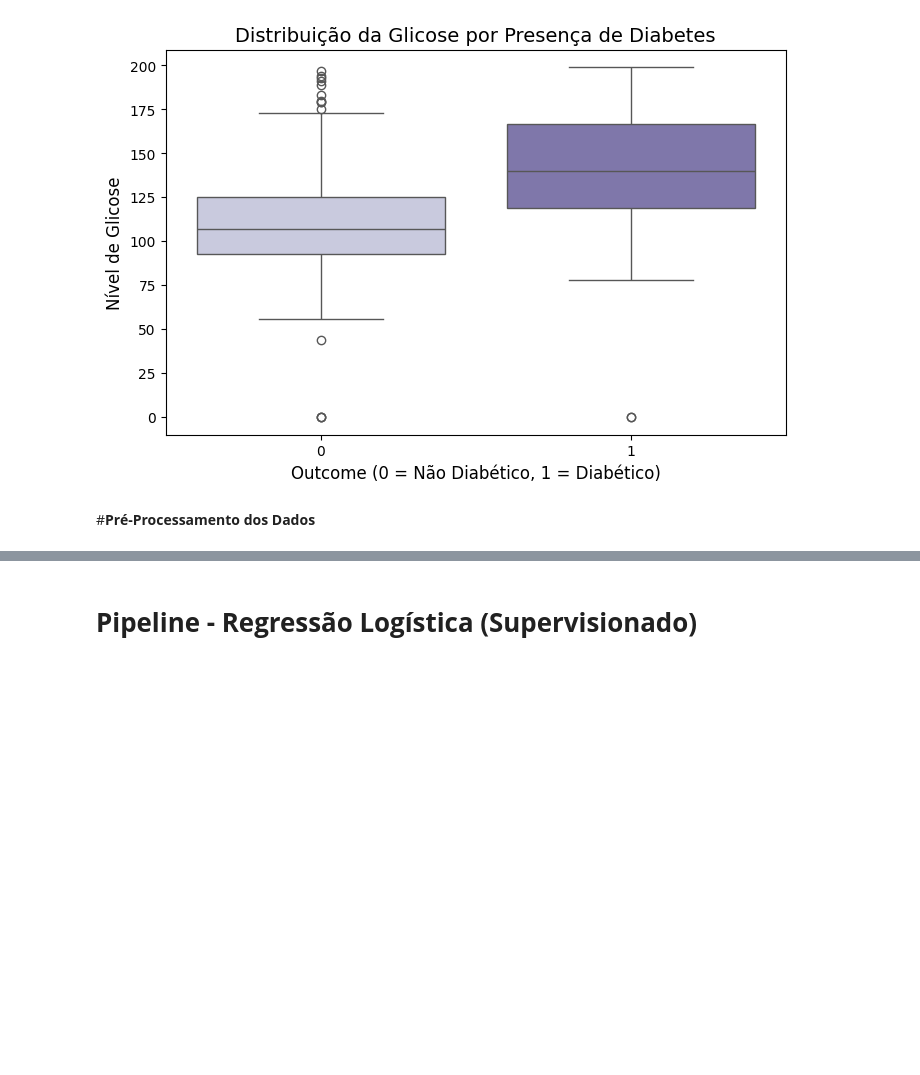
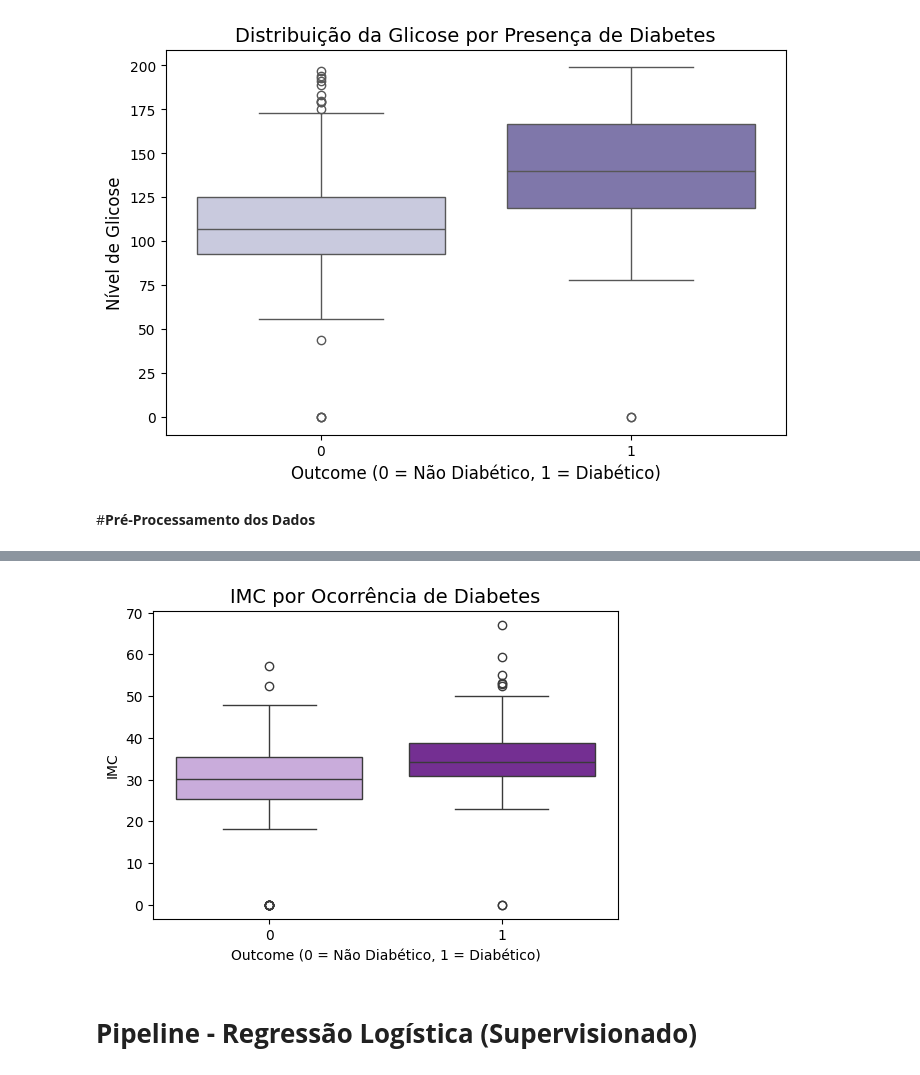
Before and after one commit to camilamenezzzes/Analise-Dataset-Pima, a Jupyter notebook: Análise_do_Dataset_Pima.ipynb, the cells around one changed output, grey strips where cells are left out. Saved outputs shown, nothing was run; the diff lists cells and outputs as text; code cells hidden in the pictures; blank space fills up the shorter version.

```diff
--- a/Análise_do_Dataset_Pima.ipynb
+++ b/Análise_do_Dataset_Pima.ipynb
@@ -281,2 +349,18 @@ Colunas Categóricas: ['school', 'sex', 'address', 'famsize', 'Pstatus', 'Mjob',
+# %%
+plt.figure(figsize=(6,4))
+sns.boxplot(
+    data=df,
+    x='Outcome',
+    y='BMI',
+    hue='Outcome',
+    palette=["#cba4e3", "#7b1fa2"],
+    legend=False
+)
+plt.title("IMC por Ocorrência de Diabetes", fontsize=14)
+plt.xlabel("Outcome (0 = Não Diabético, 1 = Diabético)")
+plt.ylabel("IMC")
+plt.show()
+# %% [output]
+[figure, added]
 # %% [markdown]
 # **Pipeline - Regressão Logística (Supervisionado)**
```
Also changed, not shown: parts of 2 cells of this notebook.
